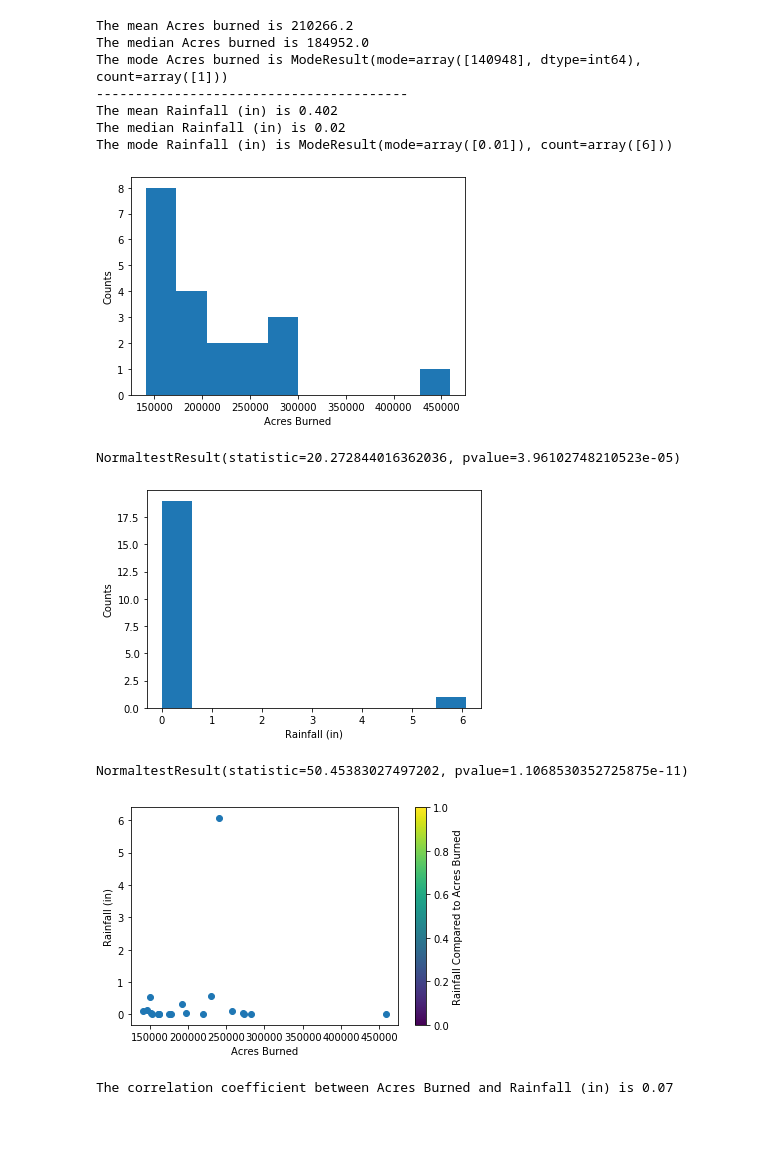
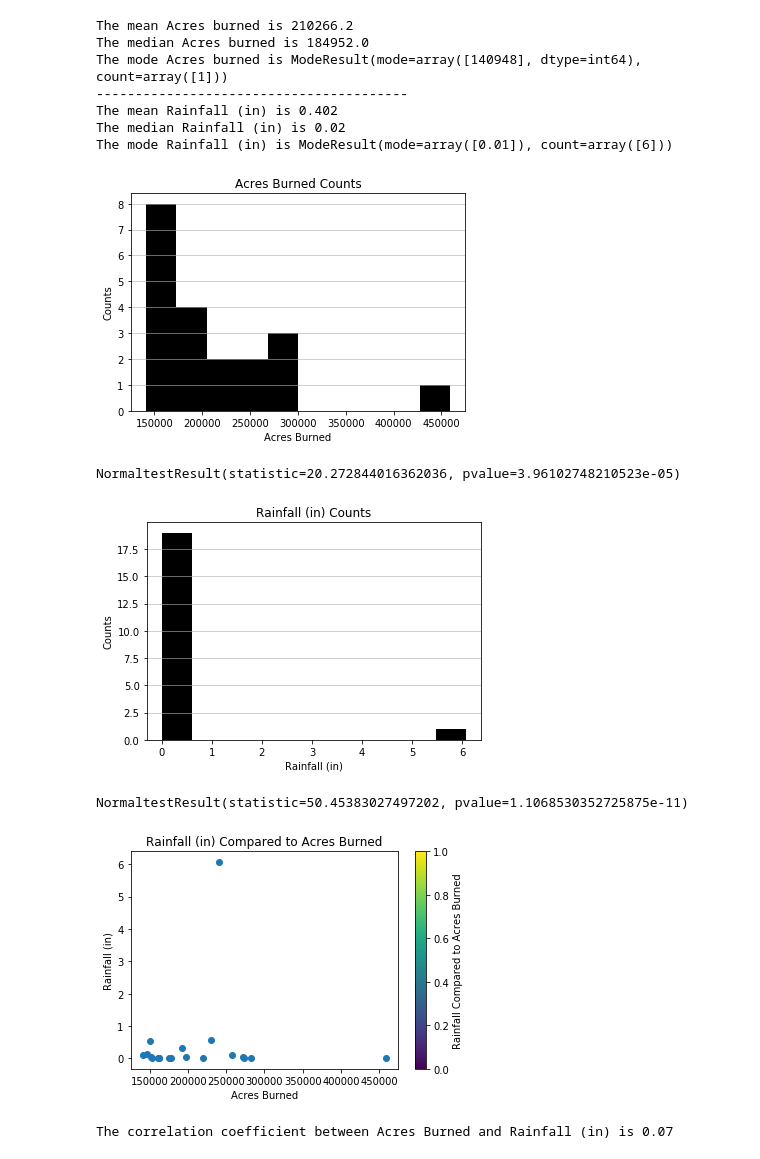
Before and after one commit to mshoemake3224/yellow, a Jupyter notebook: main_mike.ipynb, the cells around one changed output. Cells and saved outputs as stored; diff of their text form; code cells hidden in the pictures; blank space fills up the shorter version.

```diff
--- a/main_mike.ipynb
+++ b/main_mike.ipynb
@@ -177,24 +192,32 @@ The mode Rainfall (in) is ModeResult(mode=array([0.01]), count=array([6]))
 # %%
 # Histogram of the Acres burned data
 # Normal test of the data
 plt.hist(final_df["Acres"])
+plt.hist(final_df["Acres"], color = 'black')
 plt.xlabel('Acres Burned')
 plt.ylabel('Counts')
+plt.title('Acres Burned Counts')
+plt.grid(axis='y', alpha=0.75)
+# plt.rcParams.update({'font.size': 12})
 plt.show()
 print(sts.normaltest(final_df["Acres"]))
 # %% [output]
-[figure, old version]
+[figure, new version]
 NormaltestResult(statistic=20.272844016362036, pvalue=3.96102748210523e-05)
 # %%
 # Histogram of the Rainfall (in) data
 # Normal test of the data
+
 plt.hist(final_df["Rainfall (in)"])
+plt.hist(final_df["Rainfall (in)"], color = 'black')
 plt.xlabel('Rainfall (in)')
 plt.ylabel('Counts')
+plt.title('Rainfall (in) Counts')
+plt.grid(axis='y', alpha=0.75)
 plt.show()
 print(sts.normaltest(final_df["Rainfall (in)"]))
 # %% [output]
-[figure, old version]
+[figure, new version]
 NormaltestResult(statistic=50.45383027497202, pvalue=1.1068530352725875e-11)
 # %%
 # Scatter Plot
@@ -202,10 +225,12 @@ plt.scatter(final_df["Acres"],final_df["Rainfall (in)"])
 clb = plt.colorbar()
 plt.xlabel("Acres Burned")
 plt.ylabel("Rainfall (in)")
+plt.title('Rainfall (in) Compared to Acres Burned')
 clb.set_label("Rainfall Compared to Acres Burned")
+Axes.set_autoscalex_on
 plt.show()
 # %% [output]
-[figure, old version]
+[figure, new version]
 # %%
 acres_burned = final_df["Acres"]
 rainfall = final_df["Rainfall (in)"]
```
Also changed, not shown: parts of 5 cells of this notebook, 5 other files.
